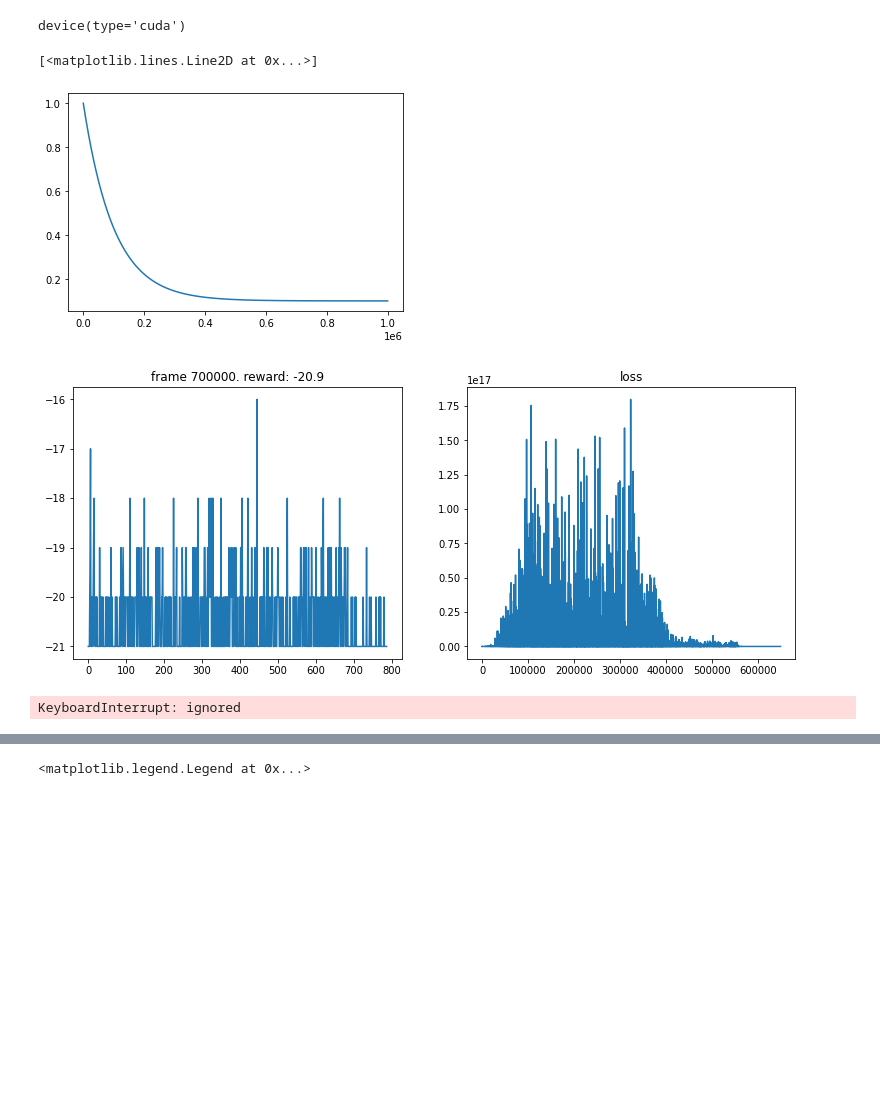
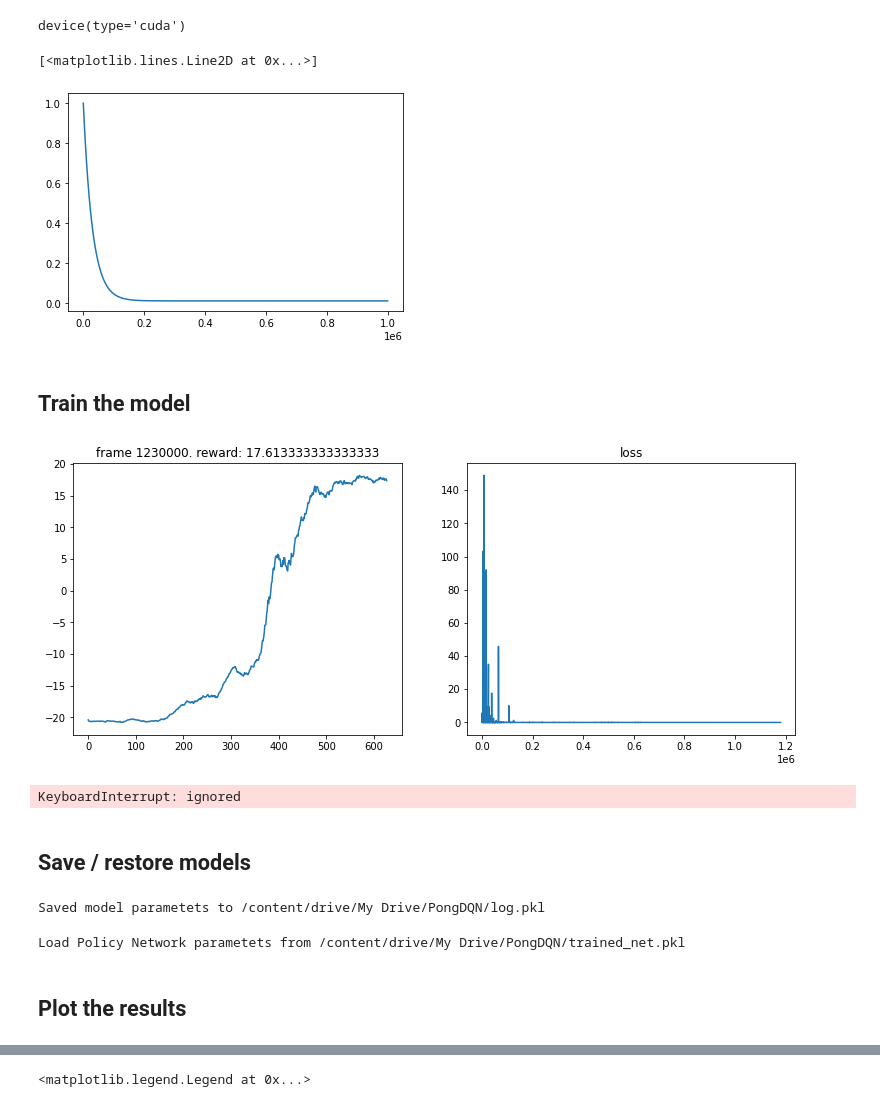
Before and after one commit to nikitakaraevv/reinforcement-learning-algorithms, a Jupyter notebook: Deep Q-Learning/Pong_DQN.ipynb, the cells around one changed output, grey strips where cells are left out. Saved outputs shown, nothing was run; the diff lists cells and outputs as text; code cells hidden in the pictures; blank space fills up the shorter version.

```diff
--- a/Deep Q-Learning/Pong_DQN.ipynb
+++ b/Deep Q-Learning/Pong_DQN.ipynb
@@ -206,7 +206,7 @@ def compute_td_loss(batch_size):
 
     q_value          = q_values.gather(1, action.unsqueeze(1)).squeeze(1)
     next_q_value     = next_q_values.max(1)[0]
-    expected_q_value = reward + gamma * next_q_value * (1 - done)
+    expected_q_value = reward + GAMMA * next_q_value * (1 - done)
 
     loss = (q_value - Variable(expected_q_value.data).to(device)).pow(2).mean()
 
@@ -231,12 +233,20 @@ device = torch.device("cuda" if torch.cuda.is_available() else "cpu");
 device
 # %% [output]
 device(type='cuda')
+# %%
+TRAINING_START = 10000
+EPS_START = 1.0
+EPS_FINAL = 0.01
+EPS_DECAY = 30000
+MEMORY_SIZE = 100000
+LR = 0.00001
+NUM_FRAMES = 1400000
+BATCH_SIZE = 32
+GAMMA      = 0.99
 # %%
-model = CnnDQN(env.observation_space.shape, env.action_space.n)
-
+model = DQN(env.observation_space.shape, env.action_space.n)
 model = model.to(device)
 
-optimizer = optim.RMSprop(model.parameters(), lr=0.00025)
+optimizer = optim.Adam(model.parameters(), lr=LR)
 
-replay_initial = 50000
-replay_buffer = ReplayBuffer(1000000)
+replay_buffer = ReplayBuffer(MEMORY_SIZE)
@@ -249,5 +253,7 @@ epsilon_by_frame = lambda frame_idx: epsilon_final + (epsilon_start - epsilon_fi
+# %%
+epsilon_by_frame = lambda frame_idx: EPS_FINAL + (EPS_START - EPS_FINAL) * math.exp(-1. * frame_idx / EPS_DECAY)
 # %%
 plt.plot([epsilon_by_frame(i) for i in range(1000000)])
 # %% [output]
 [<matplotlib.lines.Line2D at 0x...>]
-[figure, old version]
+[figure, new version]
@@ -254,37 +264,62 @@ plt.plot([epsilon_by_frame(i) for i in range(1000000)])
+# %% [markdown]
+## Train the model
 # %%
-num_frames = 1400000
-batch_size = 32
-gamma      = 0.99
-
 losses = []
 all_rewards = []
 episode_reward = 0
 
 state = env.reset()
-for frame_idx in range(1, num_frames + 1):
+for frame_idx in range(1, NUM_FRAMES + 1):
     epsilon = epsilon_by_frame(frame_idx)
     action = model.act(state, epsilon)
 
     next_state, reward, done, _ = env.step(action)
     replay_buffer.push(state, action, reward, next_state, done)
 
     state = next_state
     episode_reward += reward
 
     if done:
         state = env.reset()
         all_rewards.append(episode_reward)
         episode_reward = 0
 
     if len(replay_buffer) > replay_initial:
-        loss = compute_td_loss(batch_size)
+        loss = compute_td_loss(BATCH_SIZE)
         losses.append(loss.item())
 
     if frame_idx % 10000 == 0:
-        plot(frame_idx, all_rewards, losses)
+        plot(frame_idx, running_mean(all_rewards,30), running_mean(losses,30))
 # %% [output]
-[figure, old version]
+[figure, new version]
 KeyboardInterrupt: ignored
+# %% [markdown]
+## Save / restore models
+# %%
+state = {
+          'model': model.state_dict(),
+          'optimizer': optimizer.state_dict(),
+          'history': all_rewards,
+        }
+save_path = os.path.join(data_path, 'log.pkl')
+torch.save(state, save_path)
+print(f"Saved model parametets to {save_path}")
+# %% [output]
+Saved model parametets to /content/drive/My Drive/PongDQN/log.pkl
+# %%
+restore_path = os.path.join(data_path, 'trained_net.pkl')
+if os.path.isfile(restore_path):
+    print(f"Load Policy Network parametets from {restore_path}")
+    state = torch.load(restore_path)
+    model.load_state_dict(state['model'])
+    optimizer.load_state_dict(state['optimizer'])
+    all_rewards1 = state['history']
+else:
+    print('There is no checkpoint to restore!')
+# %% [output]
+Load Policy Network parametets from /content/drive/My Drive/PongDQN/trained_net.pkl
+# %% [markdown]
+## Plot the results
 # %%
 import matplotlib as mpl
 mpl.style.use('seaborn')
```
Also changed, not shown: parts of 40 cells of this notebook.
